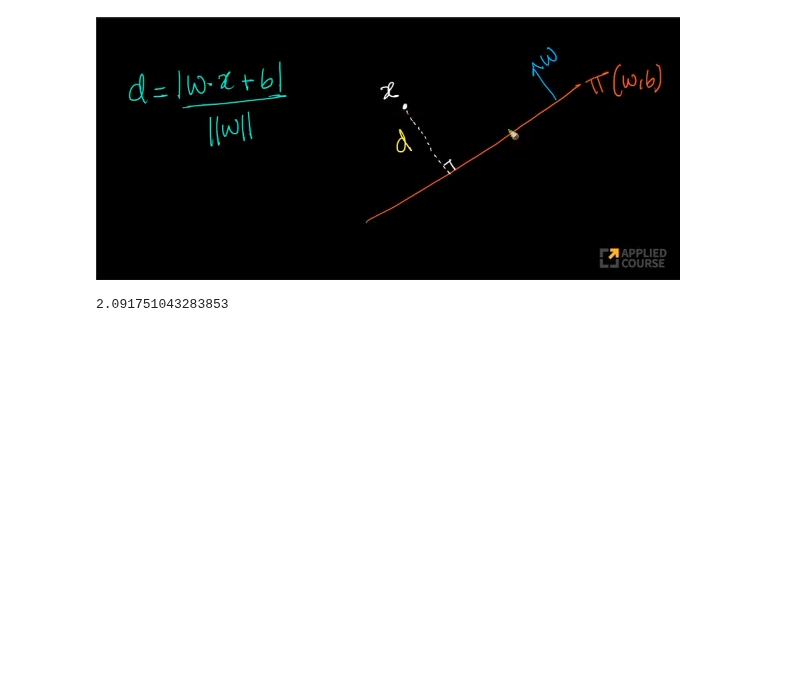
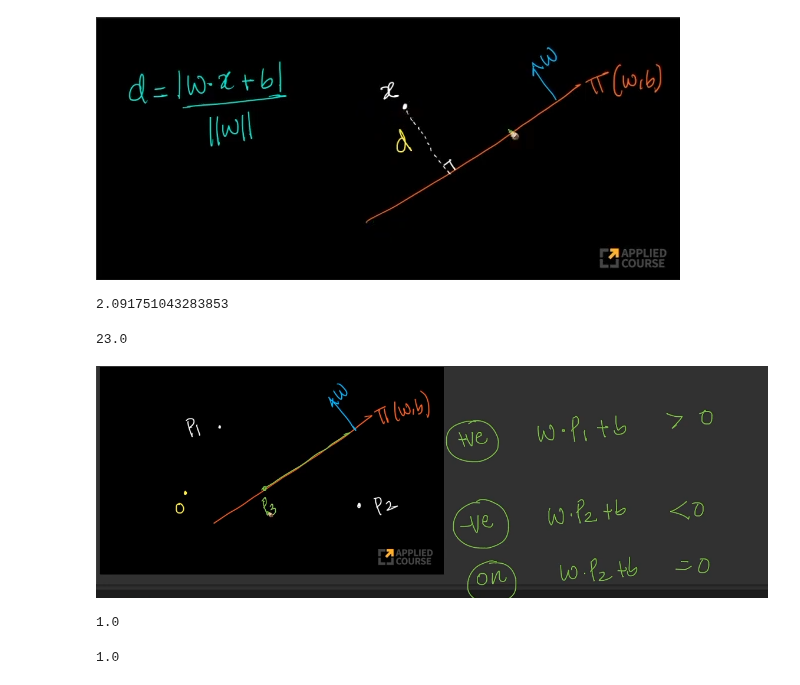
Before and after one commit to anandmukul1701/Data_Science, a Jupyter notebook: Applied AI/M2 - EDA & Data Vizualisation/Live Session Notebooks/Linear Algebra in Program.ipynb, the cells around one changed output. Cells and saved outputs as stored; diff of their text form; code cells hidden in the pictures; blank space fills up the shorter version.

```diff
--- a/Applied AI/M2 - EDA & Data Vizualisation/Live Session Notebooks/Linear Algebra in Program.ipynb
+++ b/Applied AI/M2 - EDA & Data Vizualisation/Live Session Notebooks/Linear Algebra in Program.ipynb
@@ -79,3 +79,48 @@ print(d)
 # How to check if this is the right distance here
 # %% [output]
 2.091751043283853
+# %%
+# Simple test case
+np.random.seed(100)
+
+w = np.array([1,0,0,0,0,0])
+b = 0
+
+x = np.array([23,0,0,0,0,0])
+
+d = abs((np.dot(w,x)+b)/np.linalg.norm(w,2))
+print(d)
+# %% [output]
+23.0
+# %%
+# +ve or -ve halfspace
+display.Image("im5.png")
+# %% [output]
+[figure, added]
+# %%
+np.random.seed(100)
+
+w = np.random.rand(6)
+b = 1.2
+
+x = np.random.rand(6)
+
+sign = np.sign((np.dot(w,x)+b)/np.linalg.norm(w,2))
+print(sign)
+
+# How to test the correctness?
+# %% [output]
+1.0
+# %%
+# Simple test case
+np.random.seed(100)
+
+w = np.random.rand(6)
+b = 1.2
+
+x = np.array([0,0,0,0,0,0])
+
+sign = np.sign((np.dot(w,x)+b)/np.linalg.norm(w,2))
+print(sign)
+# %% [output]
+1.0
```
Also changed, not shown: 2 other files.
